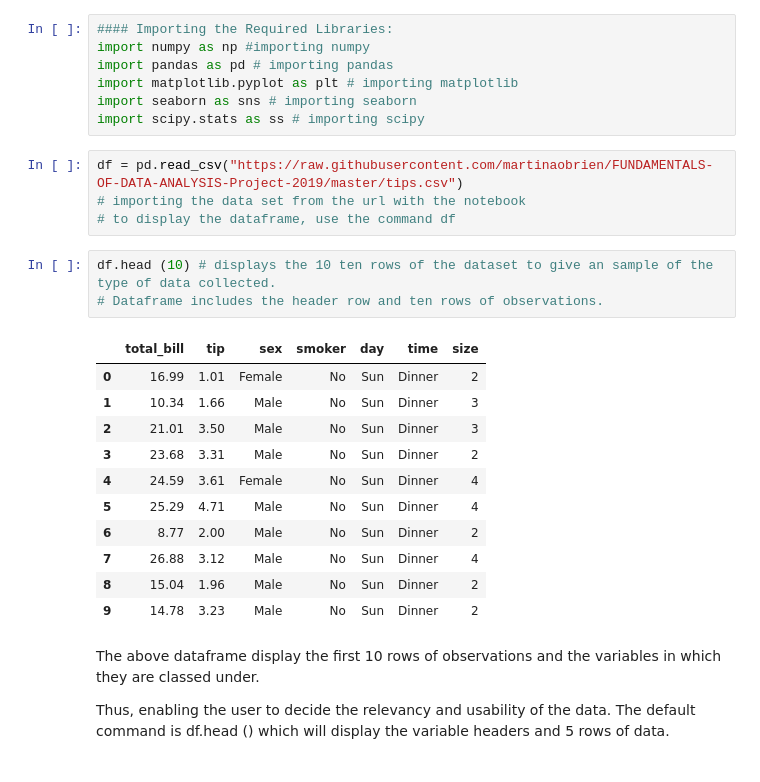
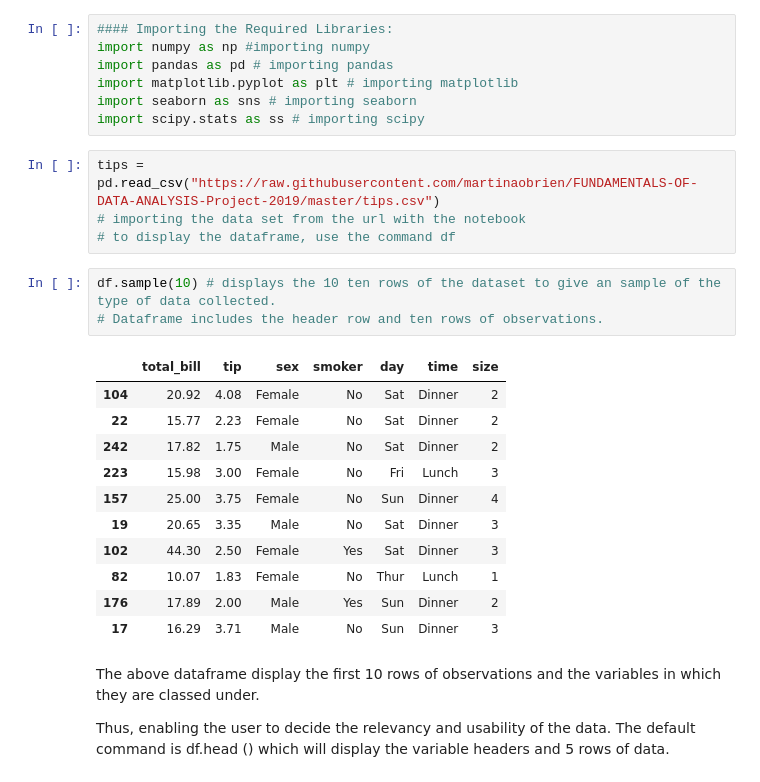
Before and after one commit to martinaobrien/FUNDAMENTALS-OF-DATA-ANALYSIS-Project-2019, a Jupyter notebook: Tips Dataset Assignment .ipynb, the cells around one changed output. Cells and saved outputs as stored; diff of their text form.

Commit message:
Subset analysis of smoker and tips dataset

```diff
--- a/Tips Dataset Assignment .ipynb
+++ b/Tips Dataset Assignment .ipynb
@@ -73,24 +73,24 @@ import matplotlib.pyplot as plt # importing matplotlib
 import seaborn as sns # importing seaborn
 import scipy.stats as ss # importing scipy
 # %%
-df = pd.read_csv("https://raw.githubusercontent.com/martinaobrien/FUNDAMENTALS-OF-DATA-ANALYSIS-Project-2019/master/tips.csv")
+tips = pd.read_csv("https://raw.githubusercontent.com/martinaobrien/FUNDAMENTALS-OF-DATA-ANALYSIS-Project-2019/master/tips.csv")
 # importing the data set from the url with the notebook
 # to display the dataframe, use the command df
 # %%
-df.head (10) # displays the 10 ten rows of the dataset to give an sample of the type of data collected.
+df.sample(10) # displays the 10 ten rows of the dataset to give an sample of the type of data collected.
 # Dataframe includes the header row and ten rows of observations.
 # %% [output]
 |  | total_bill | tip | sex | smoker | day | time | size |
-| 0 | 16.99 | 1.01 | Female | No | Sun | Dinner | 2 |
-| 1 | 10.34 | 1.66 | Male | No | Sun | Dinner | 3 |
-| 2 | 21.01 | 3.50 | Male | No | Sun | Dinner | 3 |
-| 3 | 23.68 | 3.31 | Male | No | Sun | Dinner | 2 |
-| 4 | 24.59 | 3.61 | Female | No | Sun | Dinner | 4 |
-| 5 | 25.29 | 4.71 | Male | No | Sun | Dinner | 4 |
-| 6 | 8.77 | 2.00 | Male | No | Sun | Dinner | 2 |
-| 7 | 26.88 | 3.12 | Male | No | Sun | Dinner | 4 |
-| 8 | 15.04 | 1.96 | Male | No | Sun | Dinner | 2 |
-| 9 | 14.78 | 3.23 | Male | No | Sun | Dinner | 2 |
+| 104 | 20.92 | 4.08 | Female | No | Sat | Dinner | 2 |
+| 22 | 15.77 | 2.23 | Female | No | Sat | Dinner | 2 |
+| 242 | 17.82 | 1.75 | Male | No | Sat | Dinner | 2 |
+| 223 | 15.98 | 3.00 | Female | No | Fri | Lunch | 3 |
+| 157 | 25.00 | 3.75 | Female | No | Sun | Dinner | 4 |
+| 19 | 20.65 | 3.35 | Male | No | Sat | Dinner | 3 |
+| 102 | 44.30 | 2.50 | Female | Yes | Sat | Dinner | 3 |
+| 82 | 10.07 | 1.83 | Female | No | Thur | Lunch | 1 |
+| 176 | 17.89 | 2.00 | Male | Yes | Sun | Dinner | 2 |
+| 17 | 16.29 | 3.71 | Male | No | Sun | Dinner | 3 |
 # %% [markdown]
 The above dataframe display the first 10 rows of observations and the variables in which they are classed under.
 
```
Also changed, not shown: parts of 29 cells of this notebook, 1 other file.
